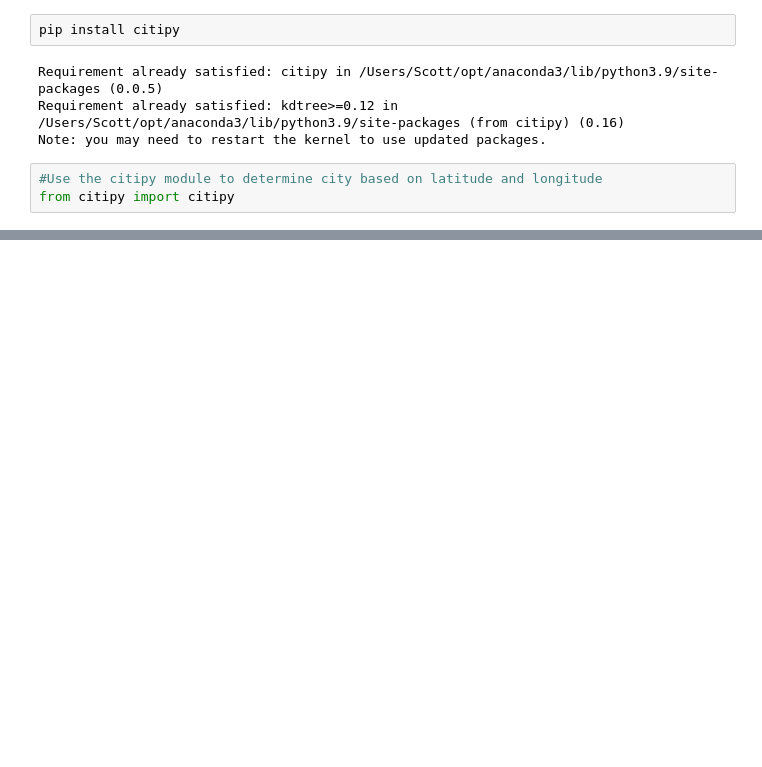
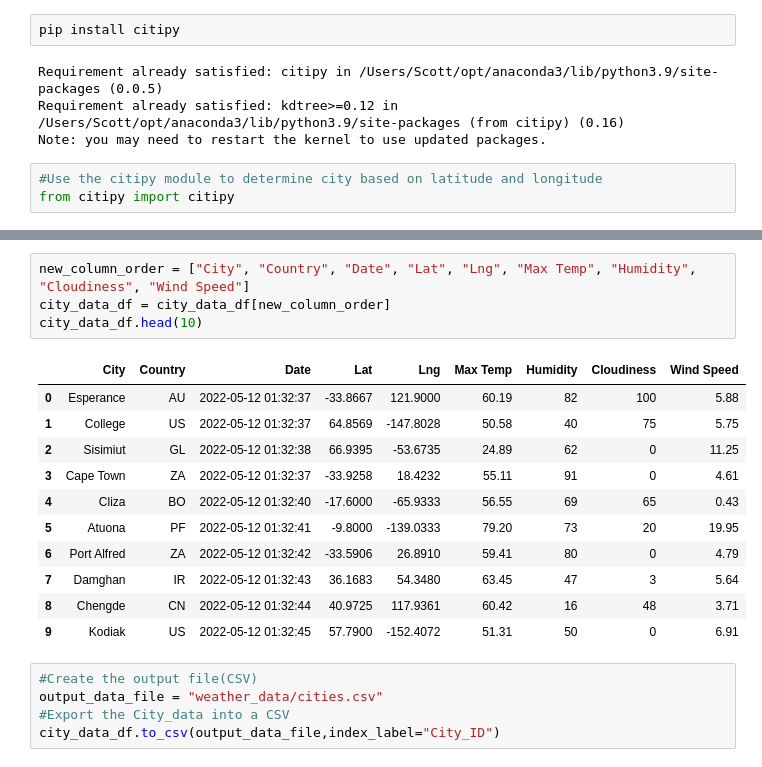
Before and after one commit to Bulzeye89/World_Weather_Analysis, a Jupyter notebook: WeatherPy.ipynb, the cells around one changed output, grey strips where cells are left out. Cells and saved outputs as stored; diff of their text form; blank space fills up the shorter version.

```diff
--- a/WeatherPy.ipynb
+++ b/WeatherPy.ipynb
@@ -62,0 +177,21 @@ len(cities)
+# %%
+new_column_order = ["City", "Country", "Date", "Lat", "Lng", "Max Temp", "Humidity", "Cloudiness", "Wind Speed"]
+city_data_df = city_data_df[new_column_order]
+city_data_df.head(10)
+# %% [output]
+|  | City | Country | Date | Lat | Lng | Max Temp | Humidity | Cloudiness | Wind Speed |
+| 0 | Esperance | AU | 2022-05-12 01:32:37 | -33.8667 | 121.9000 | 60.19 | 82 | 100 | 5.88 |
+| 1 | College | US | 2022-05-12 01:32:37 | 64.8569 | -147.8028 | 50.58 | 40 | 75 | 5.75 |
+| 2 | Sisimiut | GL | 2022-05-12 01:32:38 | 66.9395 | -53.6735 | 24.89 | 62 | 0 | 11.25 |
+| 3 | Cape Town | ZA | 2022-05-12 01:32:37 | -33.9258 | 18.4232 | 55.11 | 91 | 0 | 4.61 |
+| 4 | Cliza | BO | 2022-05-12 01:32:40 | -17.6000 | -65.9333 | 56.55 | 69 | 65 | 0.43 |
+| 5 | Atuona | PF | 2022-05-12 01:32:41 | -9.8000 | -139.0333 | 79.20 | 73 | 20 | 19.95 |
+| 6 | Port Alfred | ZA | 2022-05-12 01:32:42 | -33.5906 | 26.8910 | 59.41 | 80 | 0 | 4.79 |
+| 7 | Damghan | IR | 2022-05-12 01:32:43 | 36.1683 | 54.3480 | 63.45 | 47 | 3 | 5.64 |
+| 8 | Chengde | CN | 2022-05-12 01:32:44 | 40.9725 | 117.9361 | 60.42 | 16 | 48 | 3.71 |
+| 9 | Kodiak | US | 2022-05-12 01:32:45 | 57.7900 | -152.4072 | 51.31 | 50 | 0 | 6.91 |
+# %%
+#Create the output file(CSV)
+output_data_file = "weather_data/cities.csv"
+#Export the City_data into a CSV
+city_data_df.to_csv(output_data_file,index_label="City_ID")
```
Also changed, not shown: parts of 7 cells of this notebook, 2 other files.
